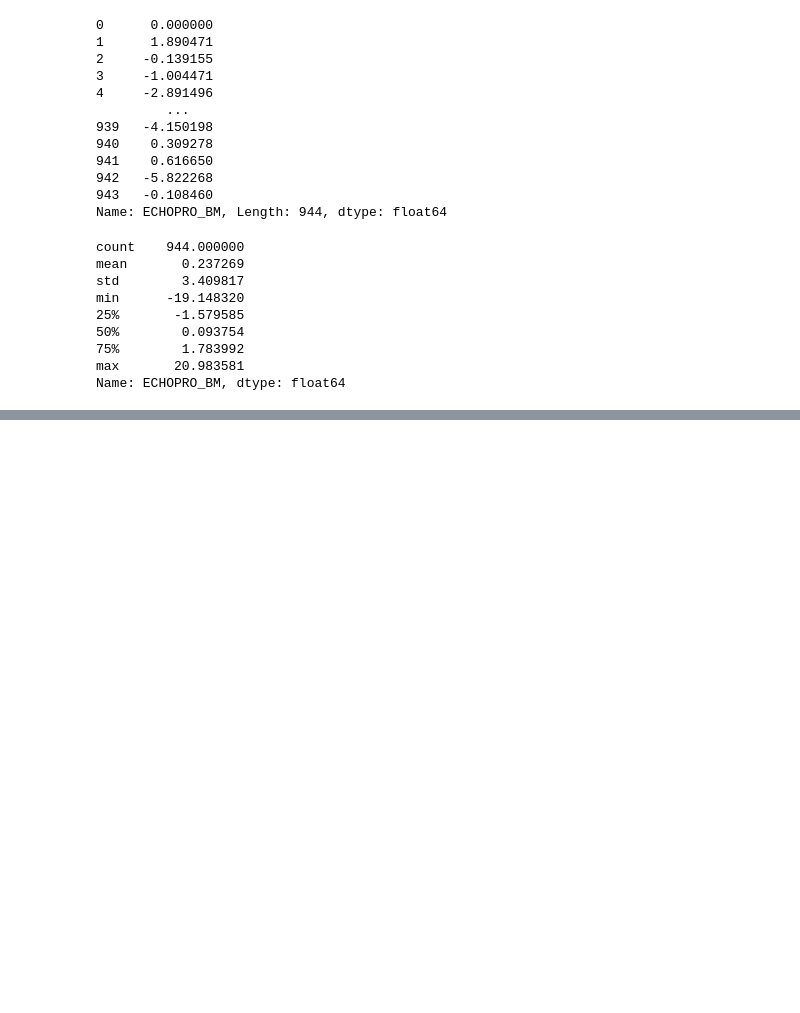
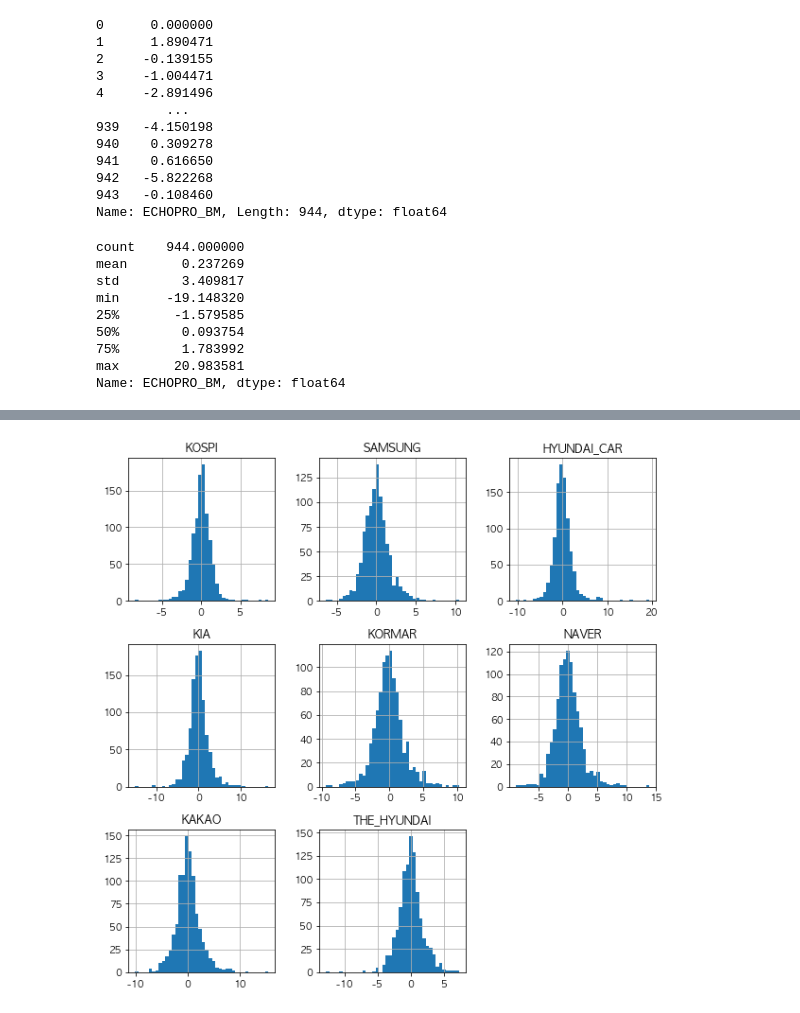
Before and after one commit to Ki-Sung/python_financial_analysis_and_machine_learning, a Jupyter notebook: own_analysis_in_korea/data_analytics_and_visualization.ipynb, the cells around one changed output, grey strips where cells are left out. Cells and saved outputs as stored; diff of their text form; code cells hidden in the pictures; blank space fills up the shorter version.

```diff
--- a/own_analysis_in_korea/data_analytics_and_visualization.ipynb
+++ b/own_analysis_in_korea/data_analytics_and_visualization.ipynb
@@ -490,0 +551,6 @@ kosdaq_stock_daily_return.describe()
+# %%
+# 코스피
+kospi_stock_daily_return.hist(figsize=(10, 10), bins=40)     # 몇 개의 구간으로 히스토그램을 그릴 것인지 설정
+plt.show()
+# %% [output]
+[figure, added]
```
Also changed, not shown: parts of 27 cells of this notebook.
